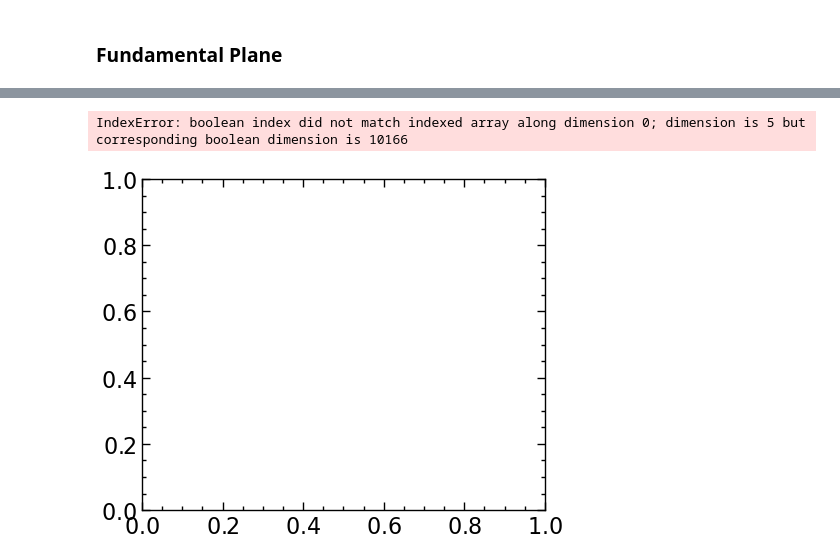
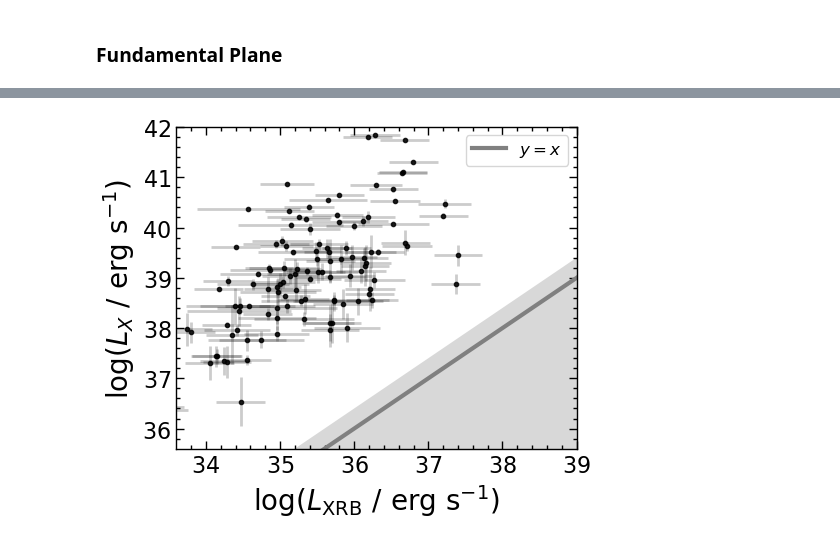
Before and after one commit to burke86/imbh_demographics, a Jupyter notebook: xray.ipynb, the cells around one changed output, grey strips where cells are left out. Saved outputs shown, nothing was run; the diff lists cells and outputs as text; code cells hidden in the pictures.

```diff
--- a/xray.ipynb
+++ b/xray.ipynb
@@ -23,3 +23,29 @@ from scipy.optimize import minimize
 
 import emcee
 import corner
+# %%
+yy = np.linspace(-100, 100, 400)
+dyI = .01
+logL_SF = 10
+
+s1 = 1
+s2 = 50
+
+a = 0
+b = 0
+
+I = [np.trapz((1 - st.norm.sf(np.arange(-10, yi, dyI) - -a, scale=s1))*st.norm.pdf(np.arange(-10, yi, dyI) - -b, scale=s2), dx=dyI) for i, yi in enumerate(yy)]
+plt.plot(yy, I, lw=5)
+
+I = [np.trapz((st.norm.cdf(np.arange(-10, yi, dyI) - -a, scale=s1))*st.norm.pdf(np.arange(-10, yi, dyI) - -b, scale=s2), dx=dyI) for i, yi in enumerate(yy)]
+plt.plot(yy, I, lw=10, zorder=-1)
+
+#I = 1/(2) * (st.norm.cdf(yy - -5, scale=s1) * st.norm.cdf(yy - -5, scale=s2))
+#plt.plot(yy, I)
+
+I = 1/2 * st.norm.cdf( (yy) / 1 ) * st.norm.cdf( (yy - np.sqrt(1*s2)) / np.sqrt(1 + s2**2) )
+
+plt.plot(yy, I, color='k')
+
+plt.ylim(0, 1.1)
+plt.xlim(0, 60)
@@ -78,7 +115,7 @@ def log_likelihood(theta, x, y, xerr, yerr, logSFR, logSFRerr, xp, yp, d25, n, p
     f_BHOF = f_X(x+xp, log_ms0+xp, f_a, delta, theta2)
 
     # Probability distribution
-    p_det = (1 - p_XRB[mask_det]) * f_BHOF[mask_det] * f[mask_det]
+    p_det = (1 - p_XRB[mask_det]) * ( f_BHOF[mask_det] * f[mask_det] + p_XRB[mask_det])
 
     # https://math.stackexchange.com/questions/2040980/solving-approximating-integral-of-standard-normal-cdf
 
@@ -91,12 +128,13 @@ def log_likelihood(theta, x, y, xerr, yerr, logSFR, logSFRerr, xp, yp, d25, n, p
     p_cens = f_BHOF[~mask_det] * I[~mask_det] + (1 - f_BHOF[~mask_det])
 
     # Clip
+    # try + p_SF
     p_det = np.clip(p_obs[mask_det] * p_det, 1e-12, 1)
     p_cens = np.clip(p_obs[~mask_det] * p_cens, 1e-12, 1)
 
     # Likelihood
     ll_det = np.log(p_det)
-    ll_cens = np.log(p_cens)
+    ll_cens = np.log(p_cens) + (1 - f_BHOF[~mask_det])
 
     ll = np.sum(ll_det) + np.sum(ll_cens)
 
@@ -1348,6 +1365,10 @@ else:
 # %%
 if dataset == 'field':
     np.save('flat_samples_xray', flat_samples)
+# %%
+dataset = 'field'
+if dataset == 'field':
+    flat_samples = np.load('flat_samples_xray.npy')
 # %%
 plt.hist(_y[np.isfinite(_y) & (_yerr>0)], log=True)
 
@@ -1618,9 +1611,9 @@ for i in range(Nsamp):
     dmb_blue = np.diff(mb_blue)
 
     # LX - Ms relation
-    alpha_l = flat_samples[i,1] #+ 3
+    alpha_l = flat_samples[i,1] #+ 1
     beta_l = flat_samples[i,2]
-    sigma_l = flat_samples[i,3] #+ 1 increasing scatter helps.
+    sigma_l = flat_samples[i,3] + 1
     fa = flat_samples[i,4]
     logms0_l = np.log10(3*1e10)
 
@@ -1907,40 +1901,41 @@ fig, ax = plt.subplots(1, 1, figsize=(5.2, 4.3))
 lehmer = np.log10( 9.05*1e28* 10**(x[yerr>0] + xp) + 1.62*1e39  *10**logsfr[yerr>0] ) #[mask]
 #lehmer[~mask] = 39.49 + 0.74*logsfr_eval[~mask]
 
-b = 2*n[yerr>0] - 1/3
-lehmer += np.log10(gammainc(2*n[yerr>0], b*(1/60)**1/n[yerr>0])/gamma(2*n[yerr>0]))
+b = 2*n - 1/3
+#lehmer += np.log10(gammainc(2*n[yerr>0], b*(1/60)**1/n[yerr>0])/gamma(2*n[yerr>0]))
+
+lehmer += np.log10(gammainc(2*n, b*(r_match.to(u.arcsec).value/(d25/2))**1/n)/gamma(2*n))[yerr>0]
 
 #ax.fill_between(logsfr_eval, lehmer - 0.4, lehmer + 0.4, alpha=0.2, color='k')
 ax.errorbar(lehmer, y[yerr>0]+yp, yerr=yerr[yerr>0], xerr=xerr[yerr>0],
             linestyle='none', marker='.',alpha=0.2, color='k')
 ax.errorbar(lehmer, y[yerr>0]+yp,
             linestyle='none', marker='.',alpha=0.8, color='k')
 
 #mask = data_50Mpc['_log_lx_err'][idx_result]>0
 #lehmer = np.log10( 9.05*1e28* 10**(x[(yerr>0) & mask] + xp) + 1.62*1e39  *10**logsfr[(yerr>0) & mask] )
 
 #ax.errorbar(lehmer[mask], y[(yerr>0) & mask]+yp,
 #            linestyle='none', marker='.',alpha=0.8, color='k')
 
 #plt.fill_between(logsfr_eval[~mask], 39.49 + 0.74*logsfr_eval[~mask] - 0.4, 39.49 + 0.74*logsfr_eval[~mask] + 0.4, alpha=0.2, color='k')
 
 #plt.fill_between(logsfr_eval, 39.57 + 0.94*logsfr_eval - 3*0.4, 39.57 + 0.94*logsfr_eval + 3*0.4, alpha=0.2, lw=2, linestyle='dotted')
 #ax.set_xlim(-4, 2)
 
 xx = np.linspace(35, 42)
 ax.plot(xx, xx, color='gray', lw=3, label=r'$y=x$')
 ax.fill_between(xx, xx+0.4, xx- 100, color='gray', lw=0, alpha=0.3)
 
 ax.set_xlim(33.6, 39)
 ax.set_ylim(35.6, 42)
 
 ax.set_xlabel(r'$\log( L_{\rm XRB}\ /\ {\rm{erg}}\ {\rm{s}}^{-1})$', fontsize=20)
 ax.set_ylabel(r'$\log( L_X\ /\ {\rm{erg}}\ {\rm{s}}^{-1})$', fontsize=20)
 
 ax.legend(fontsize=12, frameon=True)
 
 fig.tight_layout()
 fig.savefig('LSFR.pdf', dpi=300)
 # %% [output]
-IndexError: boolean index did not match indexed array along dimension 0; dimension is 5 but corresponding boolean dimension is 10166
-[figure, old version]
+[figure, new version]
```
Also changed, not shown: parts of 18 cells of this notebook, 1 other file.
